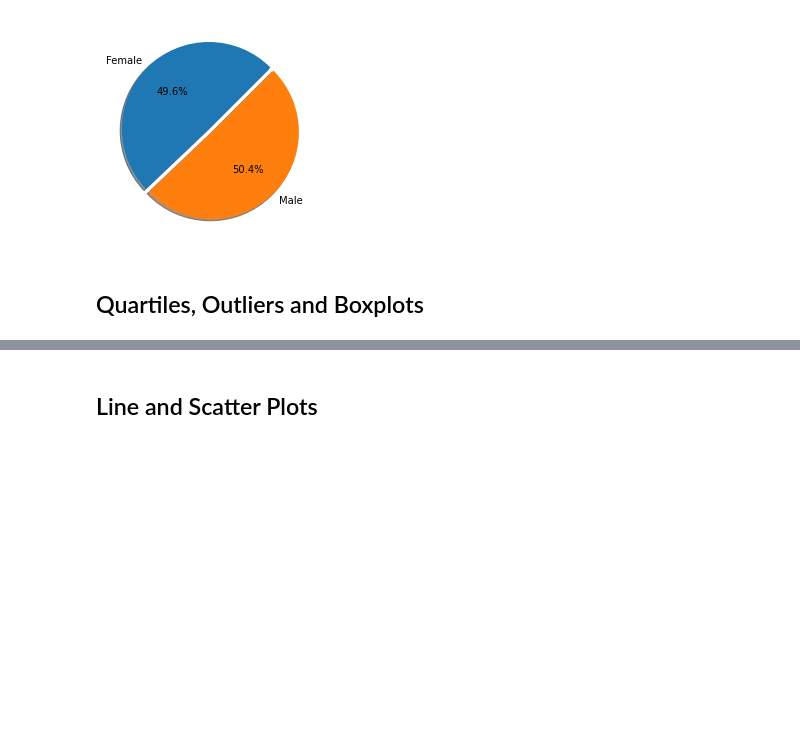
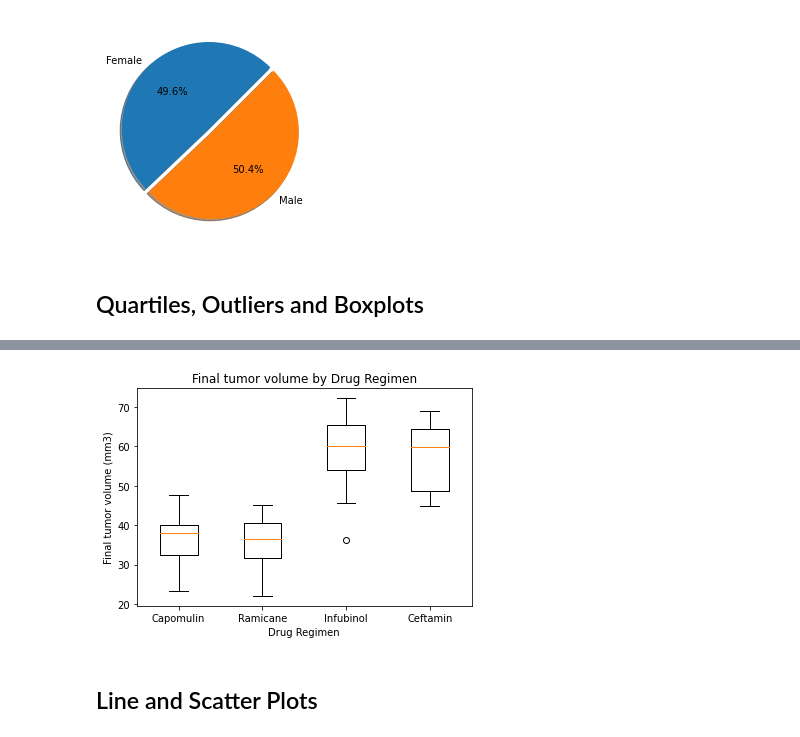
Before and after one commit to thatpatchguy/Bootcamp, a Jupyter notebook: MatPlotLib/05-Matplotlib_Homework_Instructions_Pymaceuticals_pymaceuticals_starter.ipynb, the cells around one changed output, grey strips where cells are left out. Cells and saved outputs as stored; diff of their text form; code cells hidden in the pictures; blank space fills up the shorter version.

Commit message:
More progress through boxplot. Minimal work remaining

```diff
--- a/MatPlotLib/05-Matplotlib_Homework_Instructions_Pymaceuticals_pymaceuticals_starter.ipynb
+++ b/MatPlotLib/05-Matplotlib_Homework_Instructions_Pymaceuticals_pymaceuticals_starter.ipynb
@@ -208,4 +274,13 @@ plt.show()
 # %%
 # Generate a box plot of the final tumor volume of each mouse across four regimens of interest
+fig1, ax1 = plt.subplots()
+ax1.boxplot([capomulin.Tumor, ramicane.Tumor, infubinol.Tumor, ceftamin.Tumor])
+ax1.set_ylabel('Final tumor volume (mm3)')
+ax1.set_xlabel('Drug Regimen')
+ax1.set_title('Final tumor volume by Drug Regimen')
+plt.xticks([1,2,3,4], drugs)
+plt.show()
+# %% [output]
+[figure, added]
 # %% [markdown]
 ## Line and Scatter Plots
```
Also changed, not shown: parts of 7 cells of this notebook.
